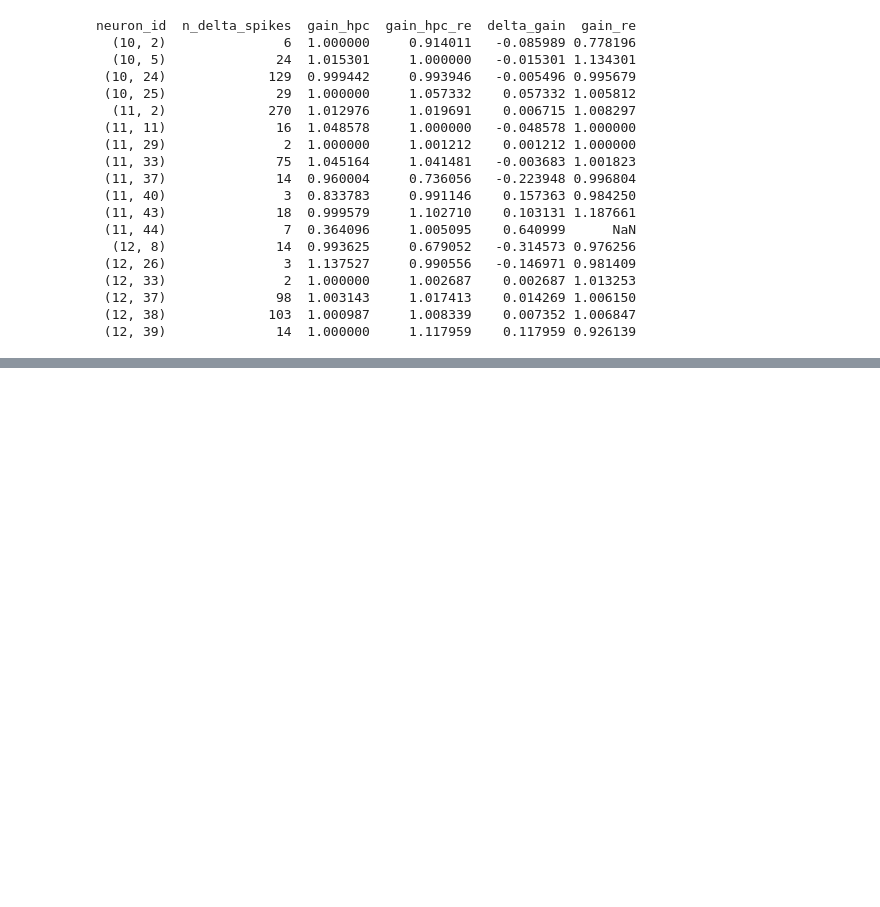
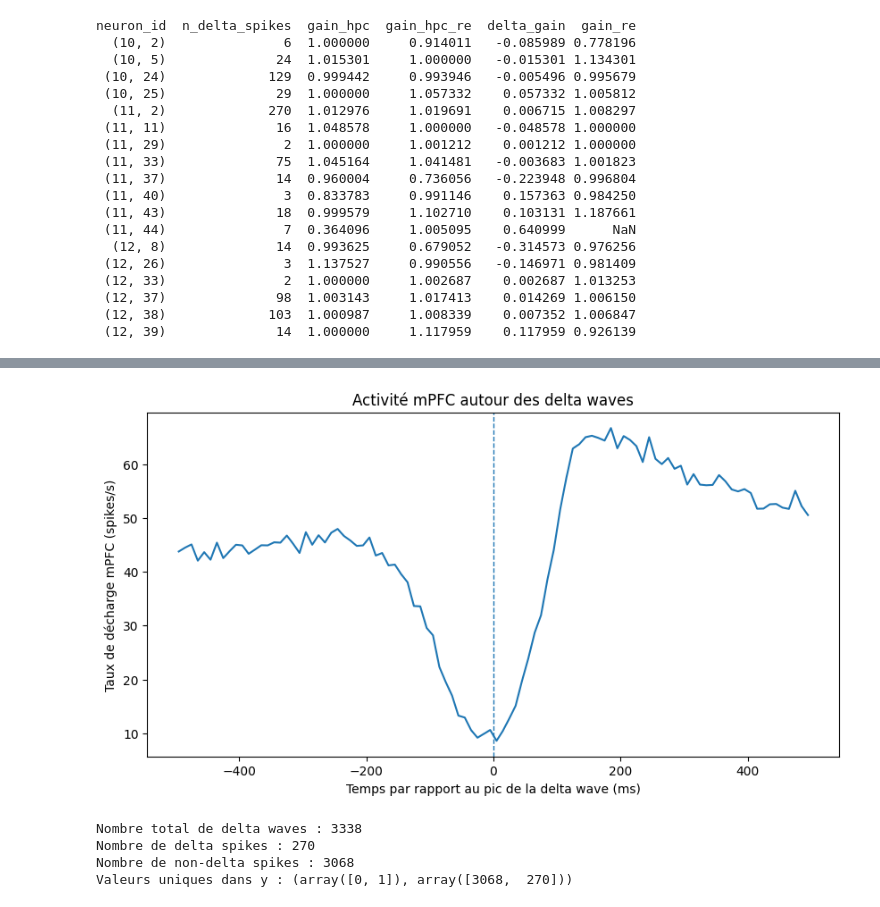
Before and after one commit to laura-marin3/Projet_final, a Jupyter notebook: scripts/Projet.ipynb, the cells around one changed output, grey strips where cells are left out. Cells and saved outputs as stored; diff of their text form; code cells hidden in the pictures; blank space fills up the shorter version.

```diff
--- a/scripts/Projet.ipynb
+++ b/scripts/Projet.ipynb
@@ -1117,0 +1211,16 @@ neuron_id  n_delta_spikes  gain_hpc  gain_hpc_re  delta_gain  gain_re
+# %%
+j = mpfc_units_ids.index((11, 2))
+
+y = Y_mpfc[:, j]
+
+folds_test = make_folds(
+    y,
+    random_state=42
+)
+
+print("Nombre de delta spikes :", y.sum())
+print("Nombre de folds :", len(folds_test))
+
+X_test_re = re_matrices[(-0.200, 0.000)]["X"]
+
+print("Dimensions RE :", X_test_re.shape)
@@ -1117,0 +1665,45 @@ neuron_id  n_delta_spikes  gain_hpc  gain_hpc_re  delta_gain  gain_re
+# %%
+counts, edges = np.histogram(
+    all_relative_spikes,
+    bins=bins
+)
+
+# Nombre moyen de spikes par delta wave et par seconde
+rate = counts / (len(delta_peaks) * bin_size)
+
+centers = (edges[:-1] + edges[1:]) / 2
+
+plt.figure(figsize=(10, 5))
+
+plt.plot(
+    centers * 1000,
+    rate
+)
+
+plt.axvline(
+    0,
+    linestyle="--",
+    linewidth=1
+)
+
+plt.xlabel("Temps par rapport au pic de la delta wave (ms)")
+plt.ylabel("Taux de décharge mPFC (spikes/s)")
+plt.title("Activité mPFC autour des delta waves")
+
+plt.show()
+# %% [output]
+[figure, added]
+# %%
+j = mpfc_units_ids.index((11, 2))
+
+y = Y_mpfc[:, j]
+
+print("Nombre total de delta waves :", len(y))
+print("Nombre de delta spikes :", y.sum())
+print("Nombre de non-delta spikes :", len(y) - y.sum())
+print("Valeurs uniques dans y :", np.unique(y, return_counts=True))
+# %% [output]
+Nombre total de delta waves : 3338
+Nombre de delta spikes : 270
+Nombre de non-delta spikes : 3068
+Valeurs uniques dans y : (array([0, 1]), array([3068,  270]))
```
Also changed, not shown: parts of 34 cells of this notebook.
